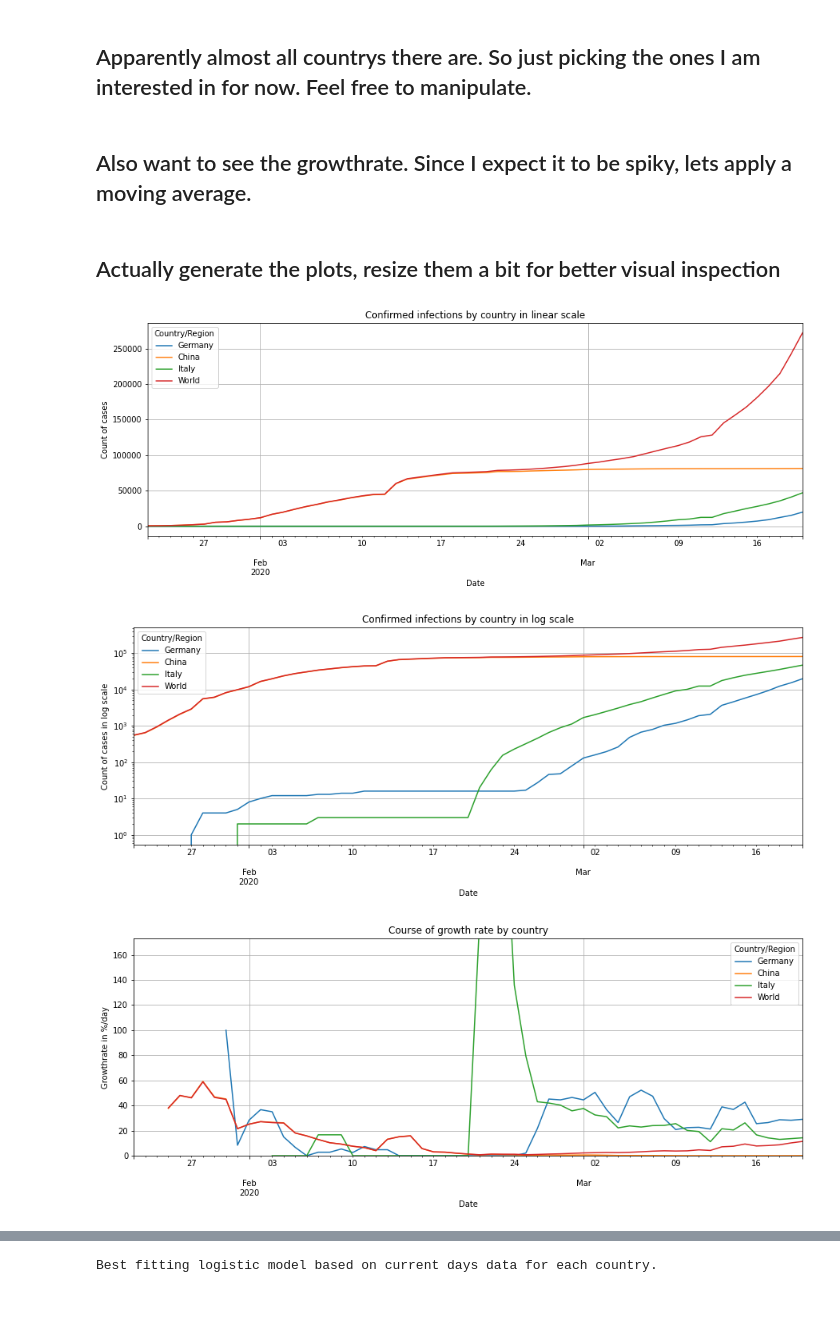
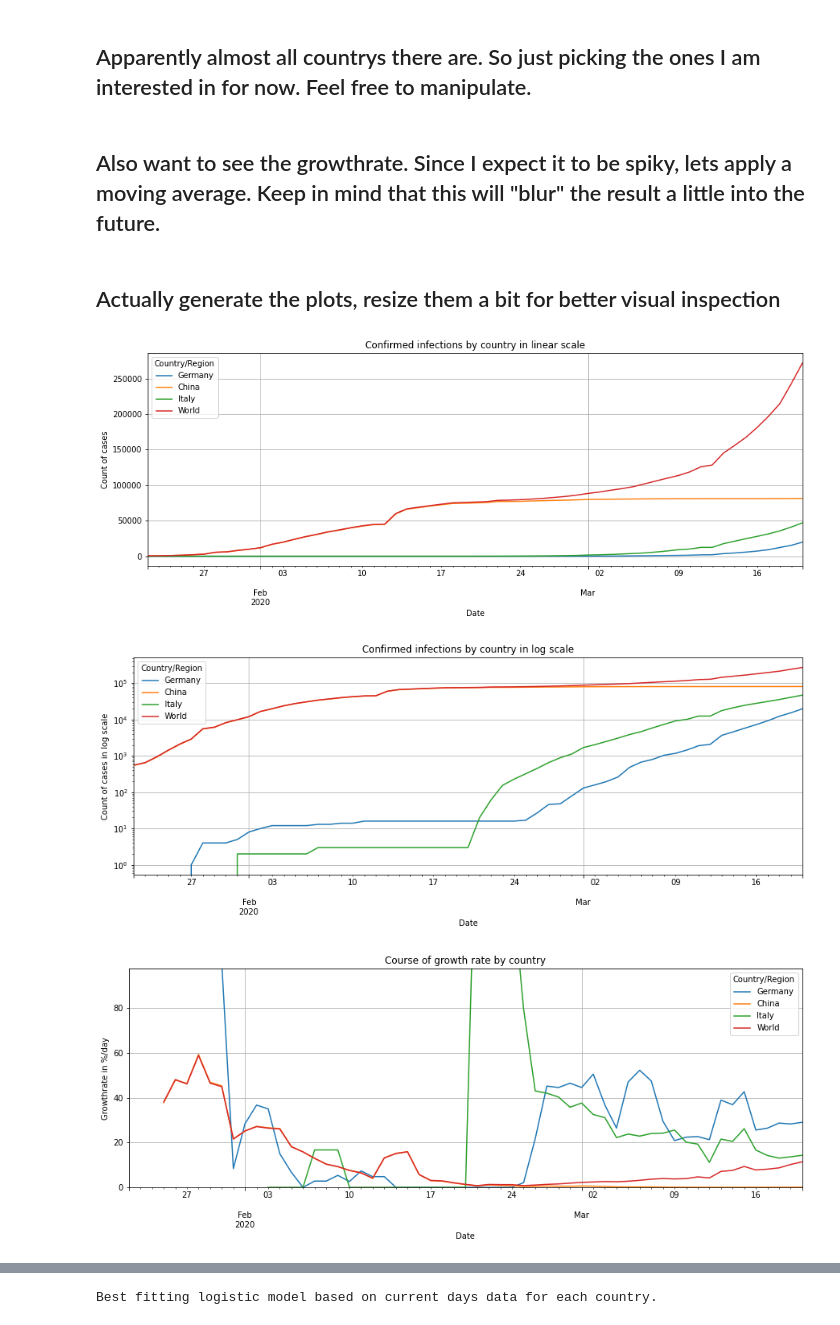
Before and after one commit to jmacenka/jupyternotebook_covid_19_visualization, a Jupyter notebook: analysis_of_the_covid_19_course.ipynb, the cells around one changed output, grey strips where cells are left out. Cells and saved outputs as stored; diff of their text form; code cells hidden in the pictures.

```diff
--- a/analysis_of_the_covid_19_course.ipynb
+++ b/analysis_of_the_covid_19_course.ipynb
@@ -33,6 +38,6 @@ df.head()
 # %% [markdown]
 ## Adapting the data shape for easier plotting
 # %%
-df_base = df.groupby('Country/Region').agg('sum').drop('Lat	Long'.split(),axis=1).T
+df_base = df.groupby('Country/Region').agg('sum').drop(['Lat','Long'],axis=1).T # Not verry pythonic, I know but I love my one-line-df-transforms
 df_base.index = pd.to_datetime(df_base.index, infer_datetime_format=True)
 # %%
@@ -61,10 +71,10 @@ Index(['Afghanistan', 'Albania', 'Algeria', 'Andorra', 'Angola',
 # %% [markdown]
 ## Apparently almost all countrys there are. So just picking the ones I am interested in for now. Feel free to manipulate.
 # %%
-requested_countries = 'Germany China Italy World'.split()
+requested_countries = ['Germany', 'China', 'Italy', 'World']
 df_requested = df_base[requested_countries]
 # %% [markdown]
-## Also want to see the growthrate. Since I expect it to be spiky, lets apply a moving average.
+## Also want to see the growthrate. Since I expect it to be spiky, lets apply a moving average. Keep in mind that this will "blur" the result a little into the future.
 # %%
 averaging_window_size = 3
 df_requested_growthrate = df_requested.pct_change().rolling(window=averaging_window_size).mean().apply(lambda x: 100*x)
@@ -73,24 +83,27 @@ df_requested_growthrate = df_requested.pct_change().rolling(window=averaging_win
 # %%
 figure_size = (15,5)
 str_timestamp = datetime.now().strftime('%Y%m%d')
 
+# Create figure with linear scaling
 ax0 = df_requested.plot(grid=True,title='Confirmed infections by country in linear scale',figsize=figure_size)
 ax0.set_xlabel('Date')
 ax0.set_ylabel('Count of cases');
 plt.savefig(f'{str_timestamp}_covid_19_confirmed_infections_by_country_normal_scale.svg', format='svg', bbox_inches='tight')
 
+# Create figure with log-scaling => If the graph shows a linear increase that indicates true exponential behaviour
 ax1 = df_requested.plot(grid=True,logy=True,title='Confirmed infections by country in log scale',figsize=figure_size)
 ax1.set_xlabel('Date')
 ax1.set_ylabel('Count of cases in log scale');
 plt.savefig(f'{str_timestamp}_covid_19_confirmed_infections_by_country_log_scale.svg', format='svg', bbox_inches='tight')
 
+# Create figure showing the growth rate which is the percentage increase based on the previous day
 ax2 = df_requested_growthrate.plot(grid=True,title='Course of growth rate by country',figsize=figure_size)
 ax2.set_xlabel('Date')
 ax2.set_ylabel('Growthrate in %/day');
-ax2.set_ylim(0,max(df_requested_growthrate.quantile(.95)))
+ax2.set_ylim(0,max(df_requested_growthrate.quantile(.92)))
 plt.savefig(f'{str_timestamp}_covid_19_daily_growthrate_by_country.svg', format="svg", bbox_inches='tight')
 # %% [output]
 [figure]
 [figure]
-[figure, old version]
+[figure, new version]
 # %% [markdown]
```
Also changed, not shown: parts of 14 cells of this notebook.
